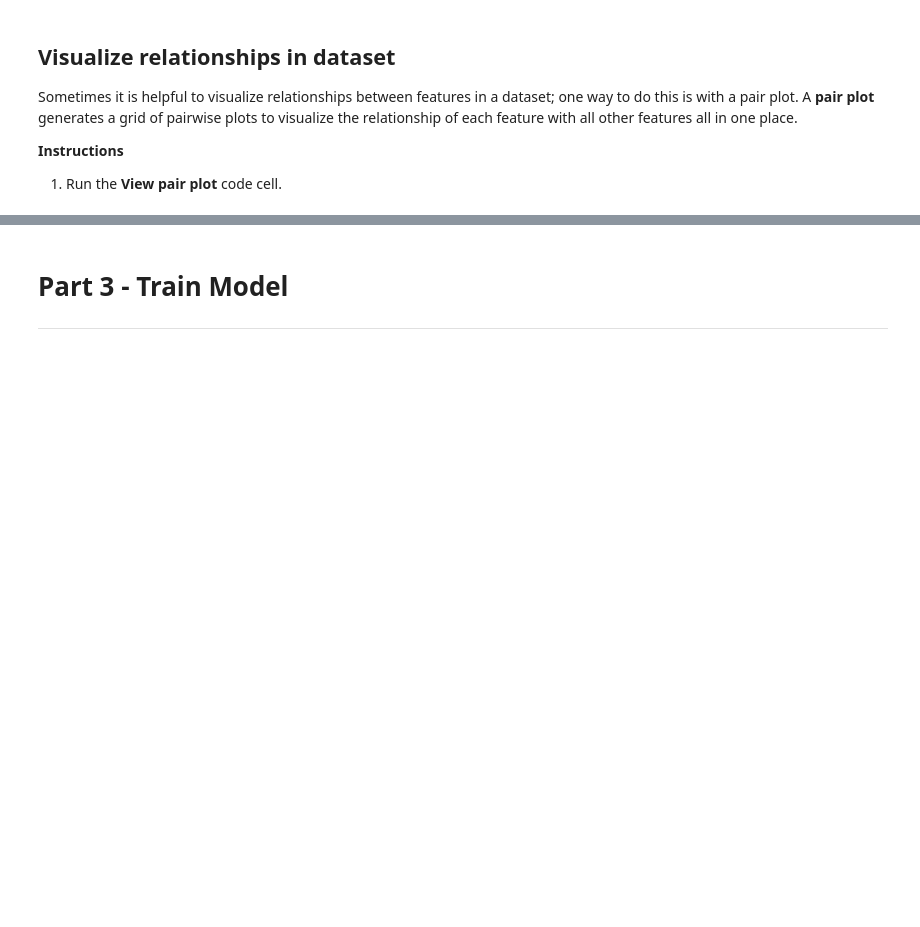
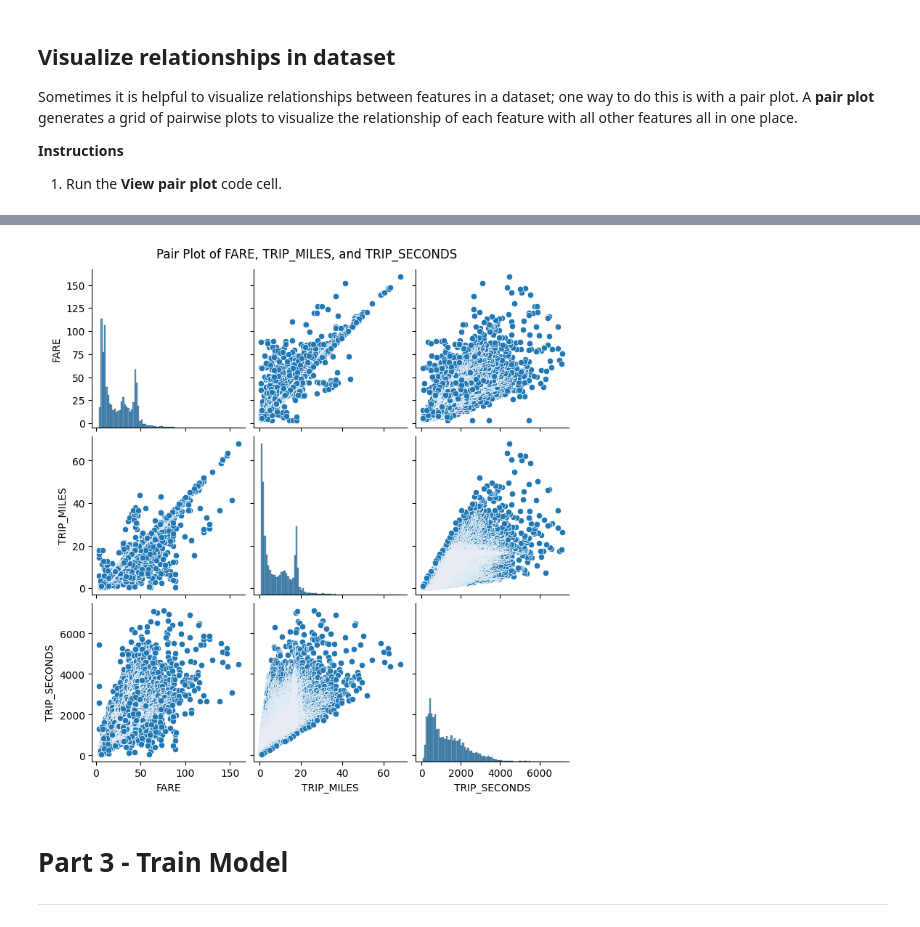
Before and after one commit to umar551869/ML-Basics, a Jupyter notebook: ml/cc/exercises/linear_regression_taxi.ipynb, the cells around one changed output, grey strips where cells are left out. Saved outputs shown, nothing was run; the diff lists cells and outputs as text; code cells hidden in the pictures; blank space fills up the shorter version.

```diff
--- a/ml/cc/exercises/linear_regression_taxi.ipynb
+++ b/ml/cc/exercises/linear_regression_taxi.ipynb
@@ -243,3 +279,13 @@ px.scatter_matrix(training_df, dimensions=["FARE", "TRIP_MILES", "TRIP_SECONDS"]
+# %%
+import seaborn as sns
+import matplotlib.pyplot as plt
+
+# Generate the pair plot
+sns.pairplot(training_df, vars=['FARE', 'TRIP_MILES', 'TRIP_SECONDS'])
+plt.suptitle('Pair Plot of FARE, TRIP_MILES, and TRIP_SECONDS', y=1.02) # Add a title to the plot
+plt.show()
+# %% [output]
+[figure, added]
 # %% [markdown]
 # Part 3 - Train Model
 
```
Also changed, not shown: parts of 15 cells of this notebook.
